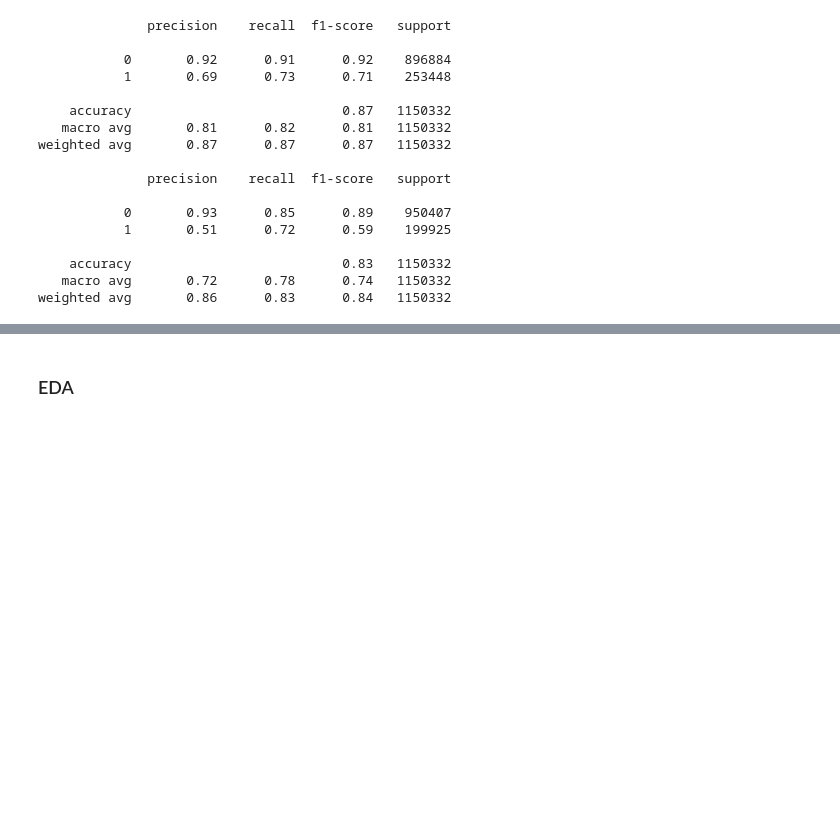
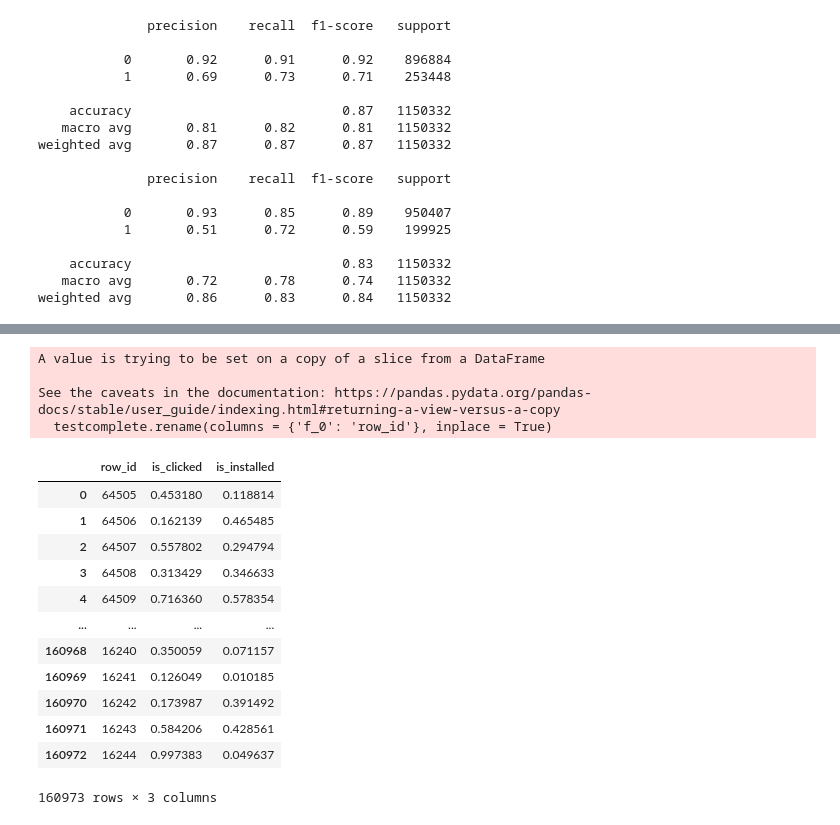
Before and after one commit to dlskawns/RecSys_and_Retrieval_Study, a Jupyter notebook: recsys2023_1.ipynb, the cells around one changed output, grey strips where cells are left out. Drawn from its saved outputs; the diff is of its cells as text; code cells hidden in the pictures; blank space fills up the shorter version.

```diff
--- a/recsys2023_1.ipynb
+++ b/recsys2023_1.ipynb
@@ -222,3 +281,10 @@ test2_pred = model2.predict_proba(testdata)[:,1] > 0.25
 testdata['is_installed'] = test2_pred
 testcomplete = testdata[['f_0', 'is_clicked','is_installed']]
+# %%
+testcomplete.rename(columns = {'f_0': 'row_id'}, inplace = True)
+# %% [output]
+A value is trying to be set on a copy of a slice from a DataFrame
+
+See the caveats in the documentation: https://pandas.pydata.org/pandas-docs/stable/user_guide/indexing.html#returning-a-view-versus-a-copy
+  testcomplete.rename(columns = {'f_0': 'row_id'}, inplace = True)
 # %%
@@ -226,2 +292,17 @@ testcomplete.to_csv('/content/drive/MyDrive/sharechat_recsys2023_data/submit/fir
-# %% [markdown]
-### EDA
+# %%
+d = pd.read_csv('/content/drive/MyDrive/sharechat_recsys2023_data/submit/first_submit_xgb.csv')
+d
+# %% [output]
+|  | row_id | is_clicked | is_installed |
+| 0 | 64505 | 0.453180 | 0.118814 |
+| 1 | 64506 | 0.162139 | 0.465485 |
+| 2 | 64507 | 0.557802 | 0.294794 |
+| 3 | 64508 | 0.313429 | 0.346633 |
+| 4 | 64509 | 0.716360 | 0.578354 |
+| ... | ... | ... | ... |
+| 160968 | 16240 | 0.350059 | 0.071157 |
+| 160969 | 16241 | 0.126049 | 0.010185 |
+| 160970 | 16242 | 0.173987 | 0.391492 |
+| 160971 | 16243 | 0.584206 | 0.428561 |
+| 160972 | 16244 | 0.997383 | 0.049637 |
+160973 rows × 3 columns
```
Also changed, not shown: parts of 11 cells of this notebook.
